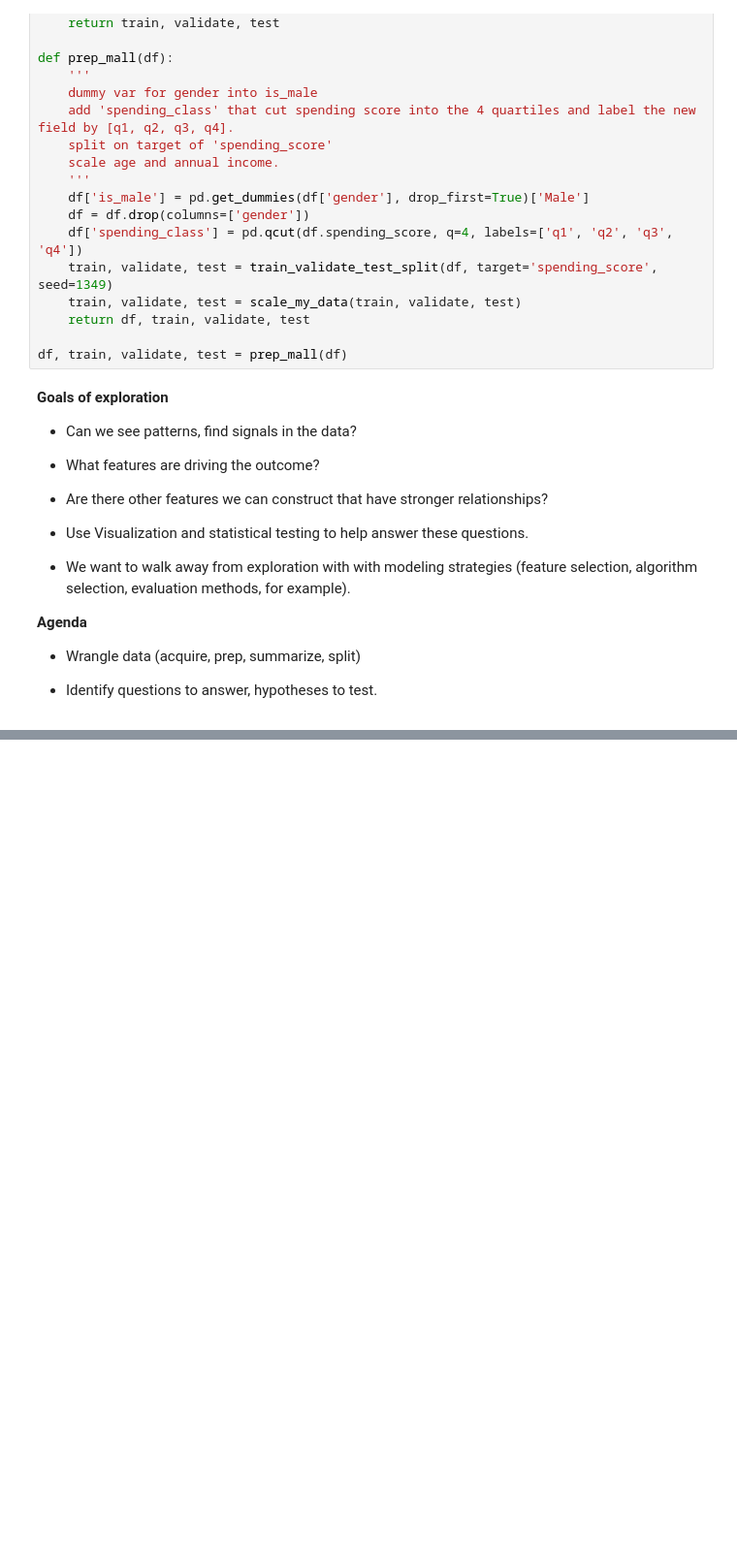
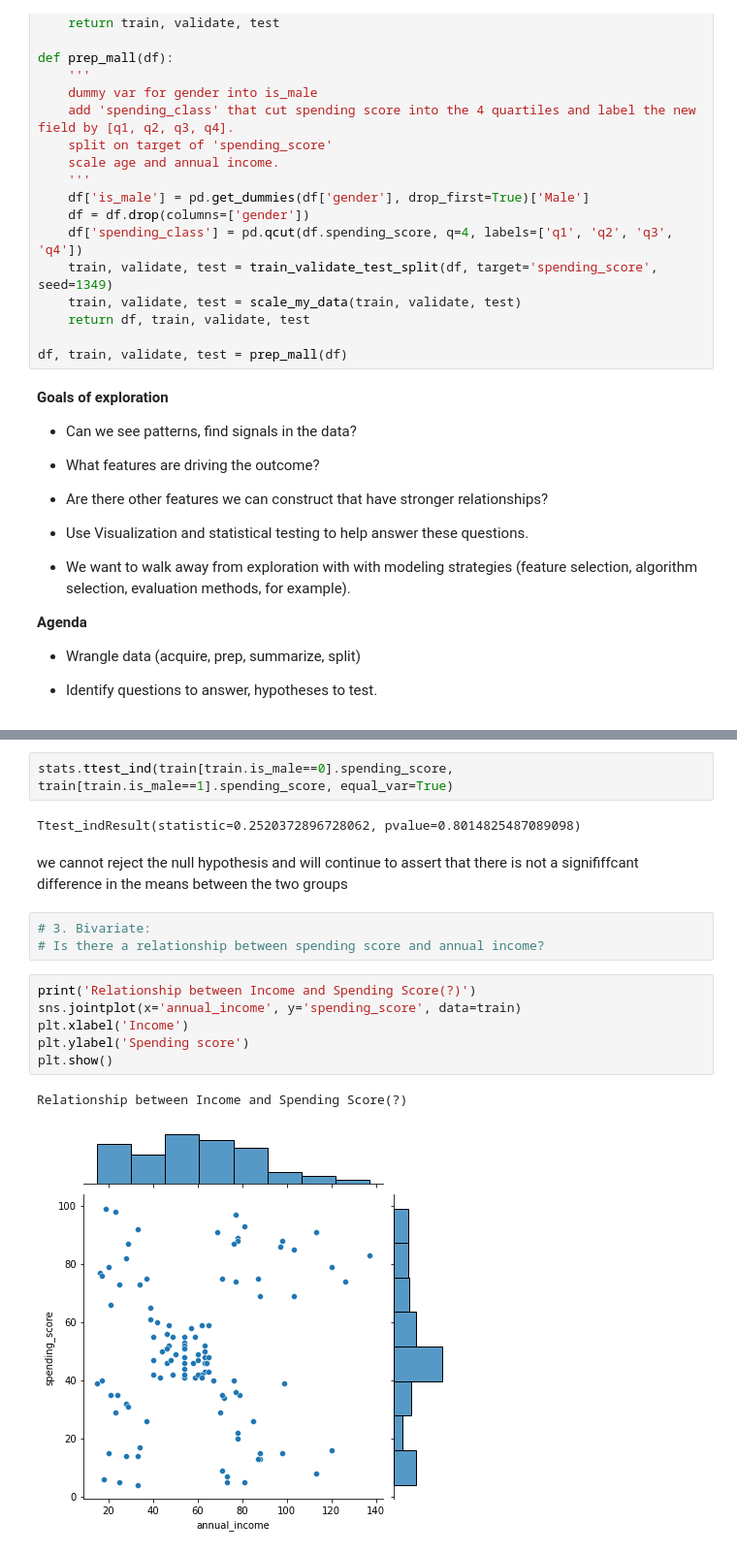
Before and after one commit to CodeupClassroom/florence-clustering-exercises, a Jupyter notebook: explore.ipynb, the cells around one changed output, grey strips where cells are left out. Shown at 97% size. Saved outputs shown, nothing was run; the diff lists cells and outputs as text; blank space fills up the shorter version.

```diff
--- a/explore.ipynb
+++ b/explore.ipynb
@@ -75,0 +166,18 @@ df, train, validate, test = prep_mall(df)
+# %%
+stats.ttest_ind(train[train.is_male==0].spending_score, train[train.is_male==1].spending_score, equal_var=True)
+# %% [output]
+Ttest_indResult(statistic=0.2520372896728062, pvalue=0.8014825487089098)
+# %% [markdown]
+we cannot reject the null hypothesis and will continue to assert that there is not a signififfcant difference in the means between the two groups
+# %%
+# 3. Bivariate:
+# Is there a relationship between spending score and annual income?
+# %%
+print('Relationship between Income and Spending Score(?)')
+sns.jointplot(x='annual_income', y='spending_score', data=train)
+plt.xlabel('Income')
+plt.ylabel('Spending score')
+plt.show()
+# %% [output]
+Relationship between Income and Spending Score(?)
+[figure, added]
```
Also changed, not shown: parts of 49 cells of this notebook.
